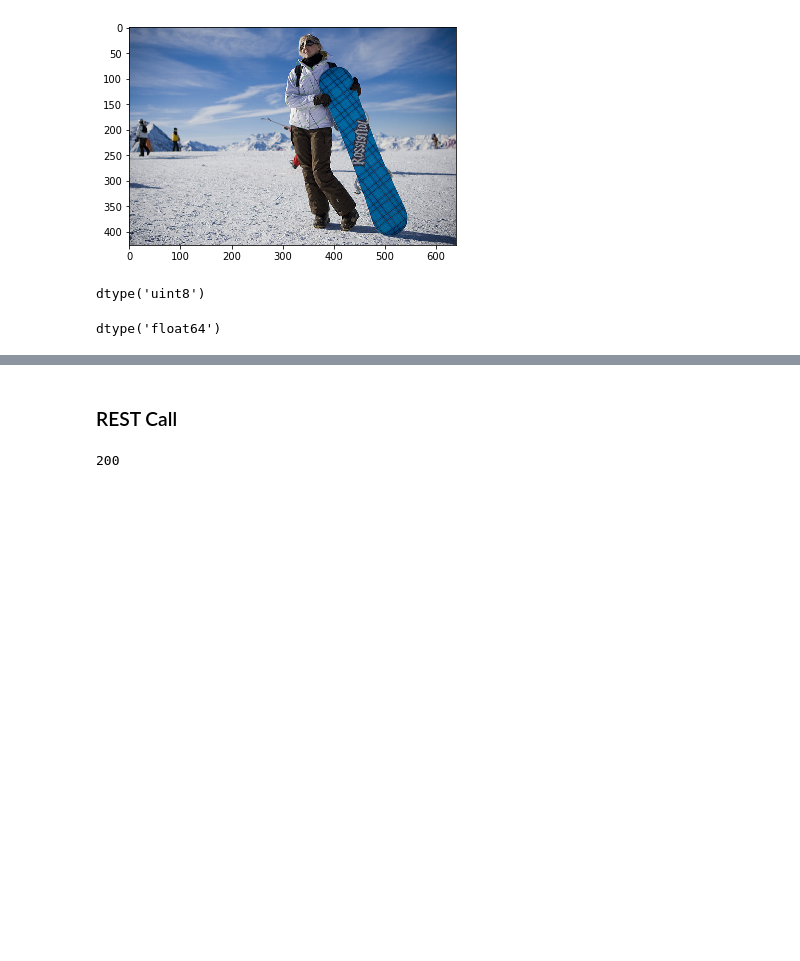
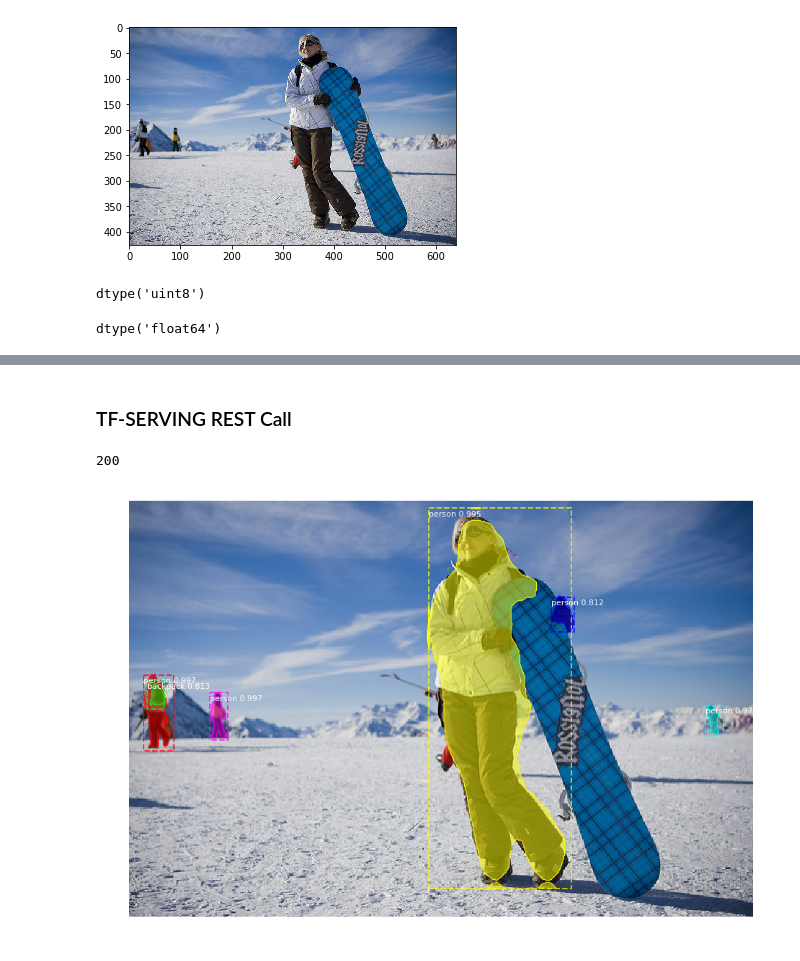
Before and after one commit to moganesyan/tensorflow_model_deployment, a Jupyter notebook: notebooks/TF_SERVING_Model_Test.ipynb, the cells around one changed output, grey strips where cells are left out. Cells and saved outputs as stored; diff of their text form; code cells hidden in the pictures; blank space fills up the shorter version.

```diff
--- a/notebooks/TF_SERVING_Model_Test.ipynb
+++ b/notebooks/TF_SERVING_Model_Test.ipynb
@@ -95,3 +169,3 @@ dtype('float64')
 # %% [markdown]
-### REST Call
+### TF-SERVING REST Call
 # %%
@@ -106,7 +180,7 @@ payload = {
             }
 # %%
 headers = {"content-type": "application/json"}
-json_response = requests.post('http://localhost:8501/v1/models/coco_mrcnn:predict',
-                              data = json.dumps(payload),
-                              headers=headers)
+rest_json_response = requests.post('http://localhost:8501/v1/models/coco_mrcnn:predict',
+                              data = json.dumps(rest_payload),
+                              headers = headers)
 # %%
@@ -118,3 +190,19 @@ api_result = json_response.json()
+# %%
+rest_result = rest_json_response.json()
 # %%
-mrcnn_detection = np.array(api_result['predictions'][0]['mrcnn_detection/Reshape_1'])
-mrcnn_mask = np.array(api_result['predictions'][0]['mrcnn_mask/Reshape_1'])
+rest_mrcnn_detection = np.array(rest_result['predictions'][0]['mrcnn_detection/Reshape_1'])
+rest_mrcnn_mask = np.array(rest_result['predictions'][0]['mrcnn_mask/Reshape_1'])
+# %%
+rest_rois, rest_class_ids, rest_scores, rest_masks = \
+    postprocessClass.unmold_detections(rest_mrcnn_detection, rest_mrcnn_mask, image.shape, molded_image.shape, window)
+# %%
+visualize.display_instances(
+    image,
+    rest_rois,
+    rest_masks,
+    rest_class_ids,
+    class_names,
+    rest_scores
+)
+# %% [output]
+[figure, added]
```
Also changed, not shown: parts of 20 cells of this notebook, 2 other files.
